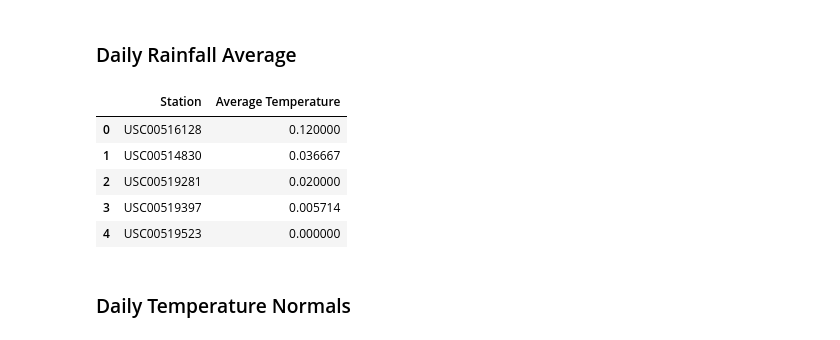
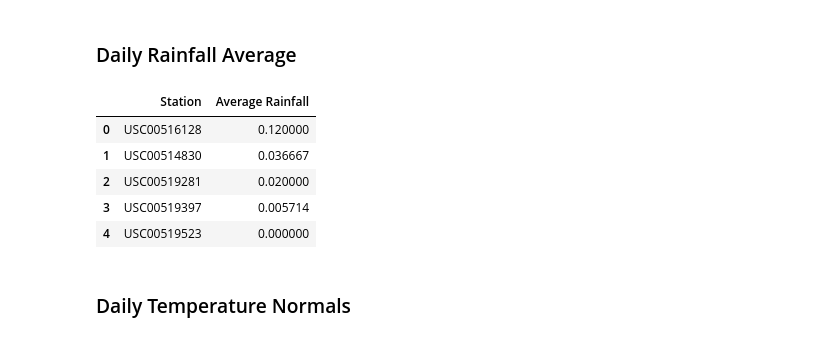
Before and after one commit to LAFF1/SQLAlchemy, a Jupyter notebook: TemperatureAnalysis2.ipynb, the cells around one changed output. Saved outputs shown, nothing was run; the diff lists cells and outputs as text; code cells hidden in the pictures.

Commit message:
Temperature Analysis 1 update

```diff
--- a/TemperatureAnalysis2.ipynb
+++ b/TemperatureAnalysis2.ipynb
@@ -113,22 +113,22 @@ plt.show()
 # %%
 # Calculate the total amount of rainfall per weather station for your trip dates using the previous year's
 # matching dates.
 start_date = '2017-08-01'
 end_date = '2017-08-07'
 
 # Sort this in descending order by precipitation amount and list the station, name, latitude, longitude, and elevation
 rainfall = session.query(Measurement.station, func.avg(Measurement.prcp)).\
            filter(Measurement.date >= start_date).\
            filter(Measurement.date <= end_date).\
            group_by(Measurement.station).\
            order_by(func.avg(Measurement.prcp).desc()).all()
 
 
 
-rainfalldf = pd.DataFrame(rainfall, columns=['Station', 'Average Temperature'])
+rainfalldf = pd.DataFrame(rainfall, columns=['Station', 'Average Rainfall'])
 rainfalldf
 # %% [output]
-|  | Station | Average Temperature |
+|  | Station | Average Rainfall |
 | 0 | USC00516128 | 0.120000 |
 | 1 | USC00514830 | 0.036667 |
 | 2 | USC00519281 | 0.020000 |
```
Also changed, not shown: parts of 1 cell of this notebook, 2 other files.
